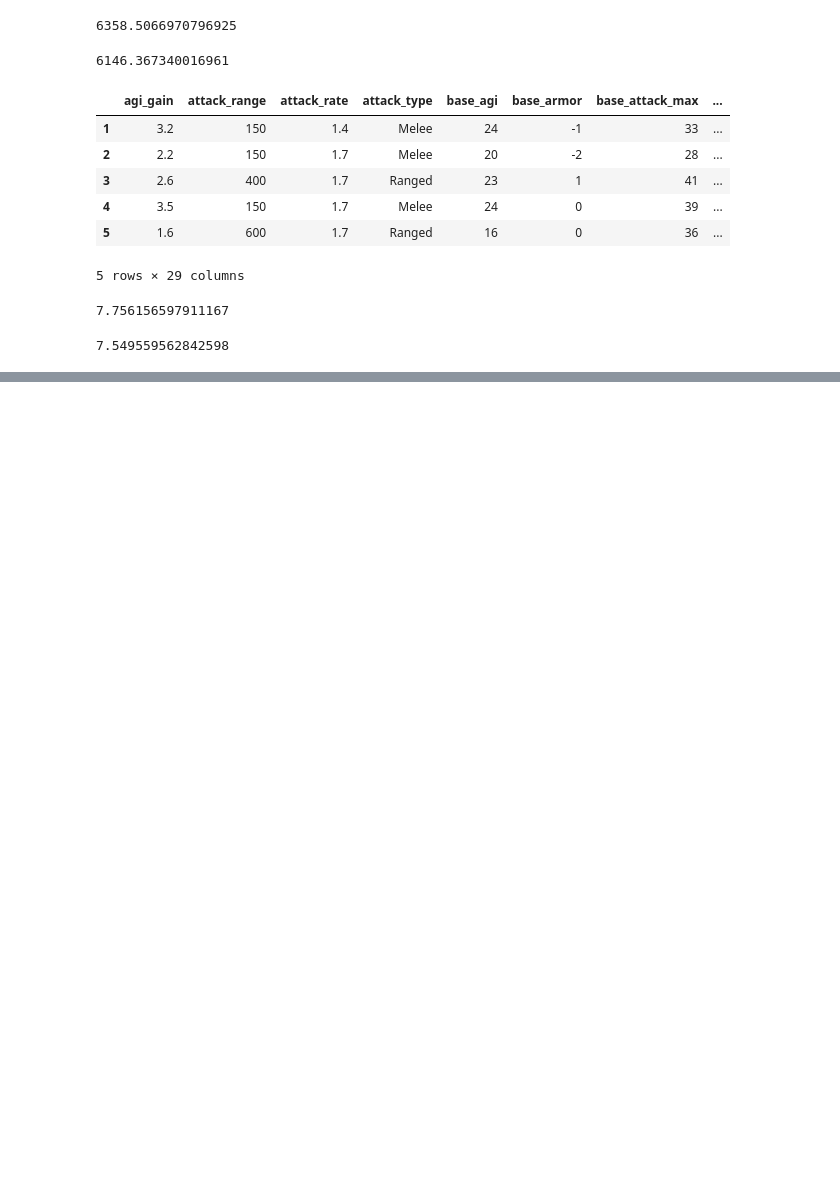
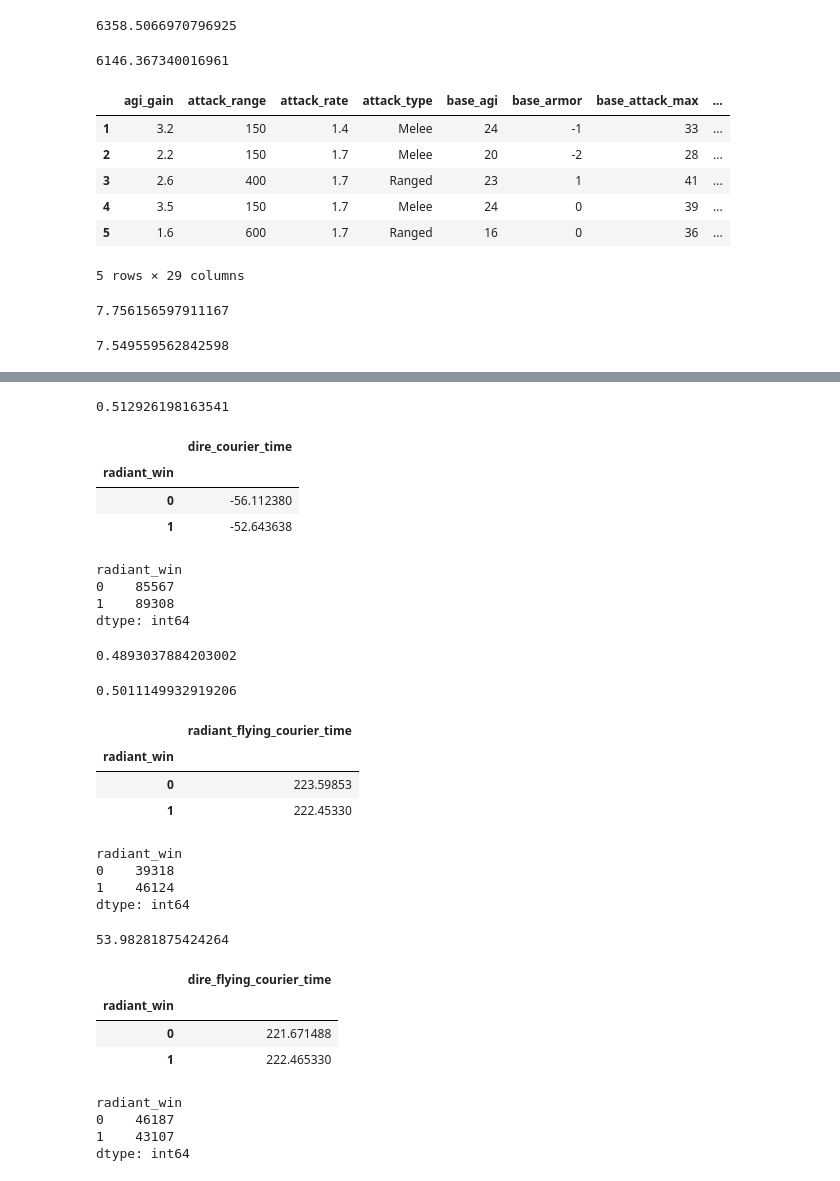
Before and after one commit to nathanConn/Springboard, a Jupyter notebook: Capstone 1.ipynb, the cells around one changed output, grey strips where cells are left out. Saved outputs shown, nothing was run; the diff lists cells and outputs as text; code cells hidden in the pictures; blank space fills up the shorter version.

Commit message:
All item win % calculated

```diff
--- a/Capstone 1.ipynb
+++ b/Capstone 1.ipynb
@@ -314,0 +338,78 @@ d_courier.groupby(['radiant_win']).mean()
+# %%
+#radiant win rate with courier item
+r_courier_win_per = r_courier_win[1] / (r_courier_win[0] + r_courier_win[1])
+r_courier_win_per
+# %% [output]
+0.512926198163541
+# %%
+#slice dire time at first courier item purchase with win, drop na to subset matches with dire courier purchase only
+d_courier = df[['dire_courier_time', 'radiant_win']].dropna()
+d_courier.groupby(['radiant_win']).mean()
+# %% [output]
+|  | dire_courier_time |
+| radiant_win |  |
+| 0 | -56.112380 |
+| 1 | -52.643638 |
+# %%
+#count of matches won by dire team with courier purchase
+d_courier_win = d_courier.groupby(['radiant_win']).size()
+d_courier_win
+# %% [output]
+radiant_win
+0    85567
+1    89308
+dtype: int64
+# %%
+#dire win rate with courier item
+d_courier_win_per = d_courier_win[0] / (d_courier_win[0] + d_courier_win[1])
+d_courier_win_per
+# %% [output]
+0.4893037884203002
+# %%
+#overall courier item win rate
+courier_win_per = (r_courier_win_per + d_courier_win_per)/2
+courier_win_per
+# %% [output]
+0.5011149932919206
+# %%
+#slice radiant time at first flying courier item purchase with win, drop na to subset matches with radiant flying courier purchase only
+r_fcourier = df[['radiant_flying_courier_time', 'radiant_win']].dropna()
+r_fcourier.groupby(['radiant_win']).mean()
+# %% [output]
+|  | radiant_flying_courier_time |
+| radiant_win |  |
+| 0 | 223.59853 |
+| 1 | 222.45330 |
+# %%
+#count of matches won by radiant team with flying courier purchase
+r_fcourier_win = r_fcourier.groupby(['radiant_win']).size()
+r_fcourier_win
+# %% [output]
+radiant_win
+0    39318
+1    46124
+dtype: int64
+# %%
+#radiant win rate with flying courier item
+r_fcourier_win_per = r_fcourier_win[1] / (r_fcourier_win[0] + r_fcourier_win[1])*100
+r_fcourier_win_per
+# %% [output]
+53.98281875424264
+# %%
+#slice dire time at first flying courier item purchase with win, drop na to subset matches with dire flying courier purchase only
+d_fcourier = df[['dire_flying_courier_time', 'radiant_win']].dropna()
+d_fcourier.groupby(['radiant_win']).mean()
+# %% [output]
+|  | dire_flying_courier_time |
+| radiant_win |  |
+| 0 | 221.671488 |
+| 1 | 222.465330 |
+# %%
+#count of matches won by dire team with flying courier purchase
+d_fcourier_win = d_fcourier.groupby(['radiant_win']).size()
+d_fcourier_win
+# %% [output]
+radiant_win
+0    46187
+1    43107
+dtype: int64
```
Also changed, not shown: parts of 75 cells of this notebook.
